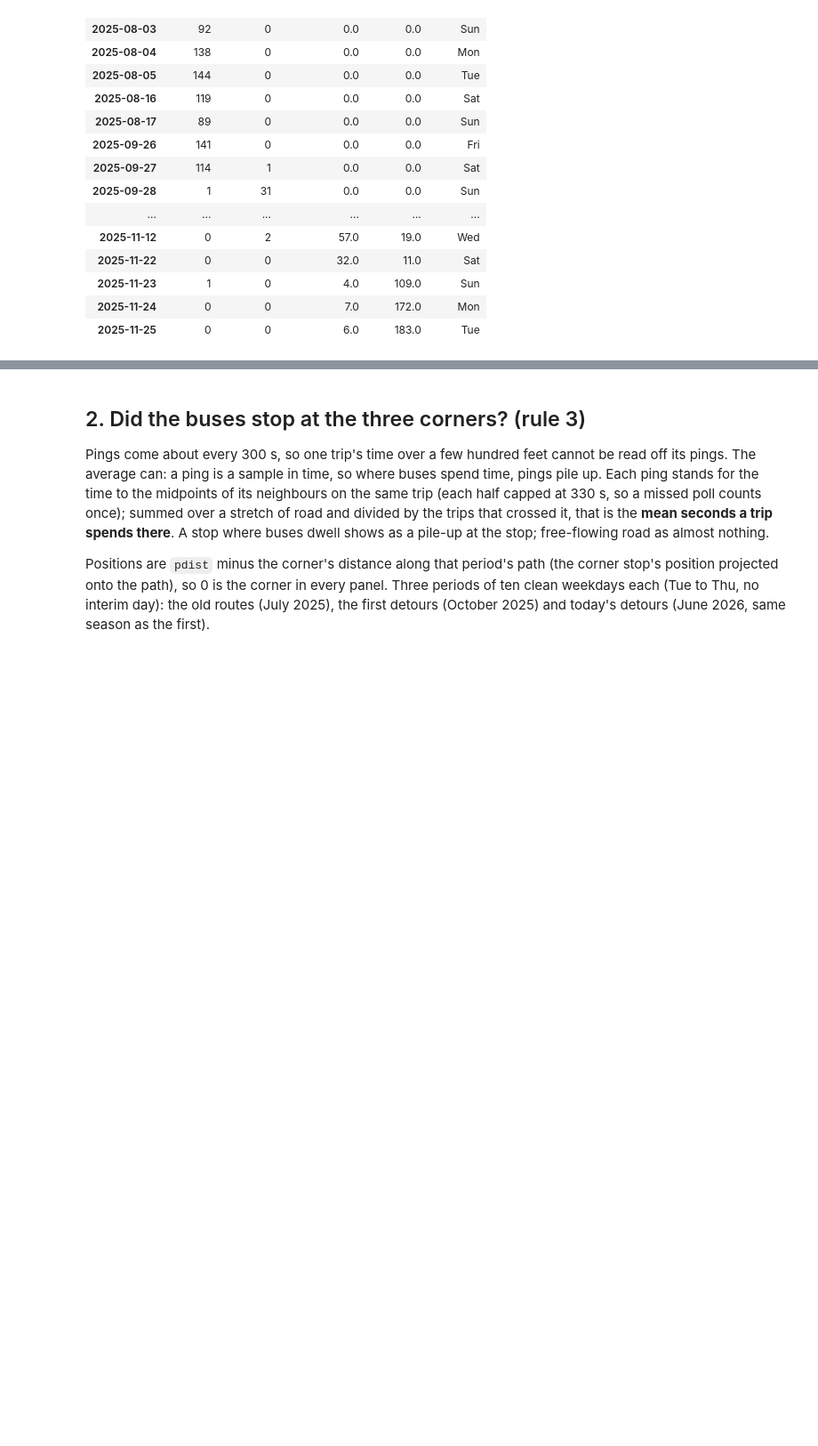
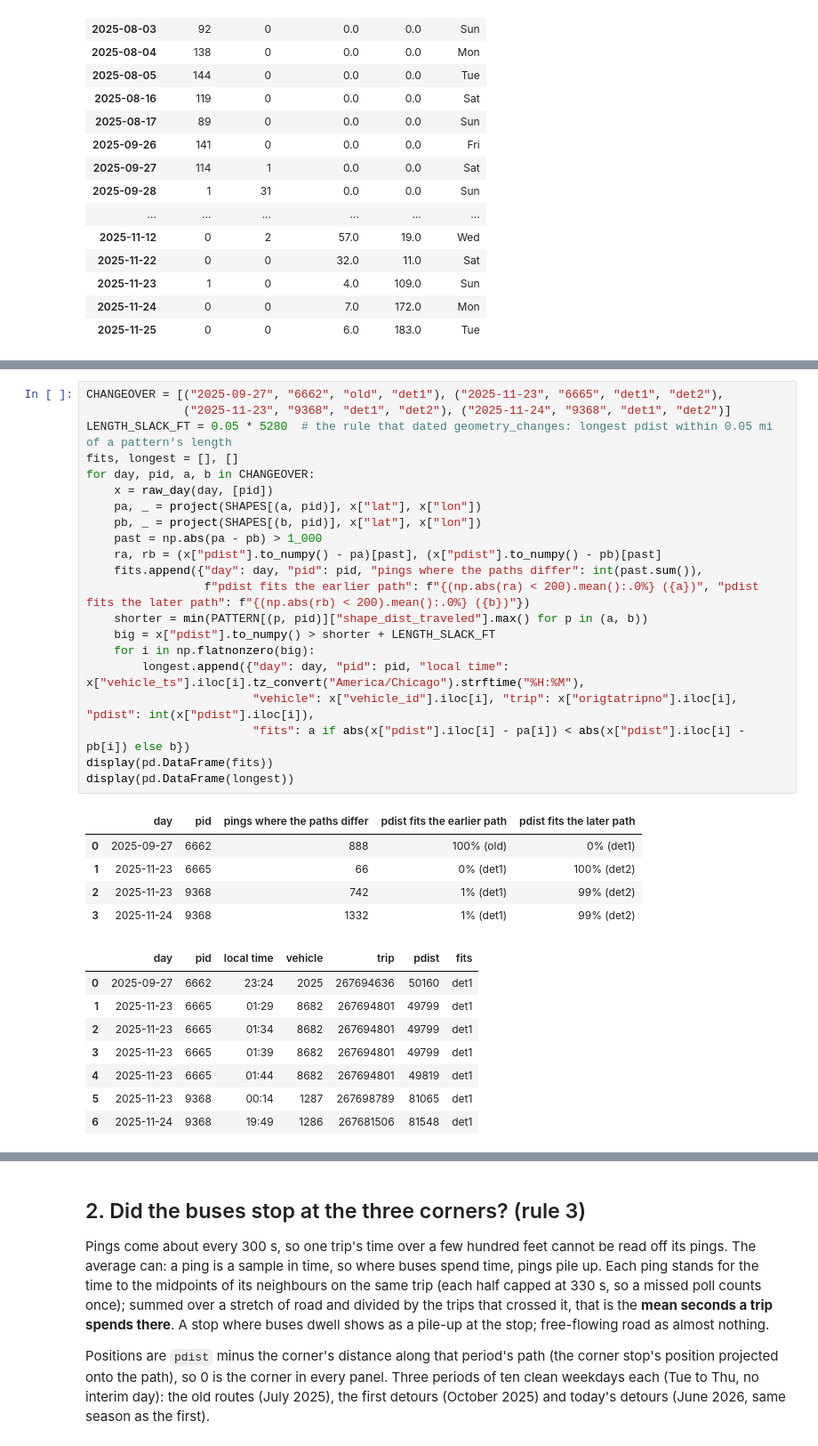
Before and after one commit to Inoueian/cta_bus_analysis, a Jupyter notebook: notebooks/corner_stops_routes_8_66.ipynb, the cells around one changed output, grey strips where cells are left out. Shown at 89% size. Saved outputs shown, nothing was run; the diff lists cells and outputs as text; blank space fills up the shorter version.

```diff
--- a/notebooks/corner_stops_routes_8_66.ipynb
+++ b/notebooks/corner_stops_routes_8_66.ipynb
@@ -256,0 +267,35 @@ display(CHANGES)
+# %%
+CHANGEOVER = [("2025-09-27", "6662", "old", "det1"), ("2025-11-23", "6665", "det1", "det2"),
+              ("2025-11-23", "9368", "det1", "det2"), ("2025-11-24", "9368", "det1", "det2")]
+LENGTH_SLACK_FT = 0.05 * 5280  # the rule that dated geometry_changes: longest pdist within 0.05 mi of a pattern's length
+fits, longest = [], []
+for day, pid, a, b in CHANGEOVER:
+    x = raw_day(day, [pid])
+    pa, _ = project(SHAPES[(a, pid)], x["lat"], x["lon"])
+    pb, _ = project(SHAPES[(b, pid)], x["lat"], x["lon"])
+    past = np.abs(pa - pb) > 1_000
+    ra, rb = (x["pdist"].to_numpy() - pa)[past], (x["pdist"].to_numpy() - pb)[past]
+    fits.append({"day": day, "pid": pid, "pings where the paths differ": int(past.sum()),
+                 f"pdist fits the earlier path": f"{(np.abs(ra) < 200).mean():.0%} ({a})", "pdist fits the later path": f"{(np.abs(rb) < 200).mean():.0%} ({b})"})
+    shorter = min(PATTERN[(p, pid)]["shape_dist_traveled"].max() for p in (a, b))
+    big = x["pdist"].to_numpy() > shorter + LENGTH_SLACK_FT
+    for i in np.flatnonzero(big):
+        longest.append({"day": day, "pid": pid, "local time": x["vehicle_ts"].iloc[i].tz_convert("America/Chicago").strftime("%H:%M"),
+                        "vehicle": x["vehicle_id"].iloc[i], "trip": x["origtatripno"].iloc[i], "pdist": int(x["pdist"].iloc[i]),
+                        "fits": a if abs(x["pdist"].iloc[i] - pa[i]) < abs(x["pdist"].iloc[i] - pb[i]) else b})
+display(pd.DataFrame(fits))
+display(pd.DataFrame(longest))
+# %% [output]
+|  | day | pid | pings where the paths differ | pdist fits the earlier path | pdist fits the later path |
+| 0 | 2025-09-27 | 6662 | 888 | 100% (old) | 0% (det1) |
+| 1 | 2025-11-23 | 6665 | 66 | 0% (det1) | 100% (det2) |
+| 2 | 2025-11-23 | 9368 | 742 | 1% (det1) | 99% (det2) |
+| 3 | 2025-11-24 | 9368 | 1332 | 1% (det1) | 99% (det2) |
+|  | day | pid | local time | vehicle | trip | pdist | fits |
+| 0 | 2025-09-27 | 6662 | 23:24 | 2025 | 267694636 | 50160 | det1 |
+| 1 | 2025-11-23 | 6665 | 01:29 | 8682 | 267694801 | 49799 | det1 |
+| 2 | 2025-11-23 | 6665 | 01:34 | 8682 | 267694801 | 49799 | det1 |
+| 3 | 2025-11-23 | 6665 | 01:39 | 8682 | 267694801 | 49799 | det1 |
+| 4 | 2025-11-23 | 6665 | 01:44 | 8682 | 267694801 | 49819 | det1 |
+| 5 | 2025-11-23 | 9368 | 00:14 | 1287 | 267698789 | 81065 | det1 |
+| 6 | 2025-11-24 | 9368 | 19:49 | 1286 | 267681506 | 81548 | det1 |
```
Also changed, not shown: parts of 6 cells of this notebook, 3 other files.
